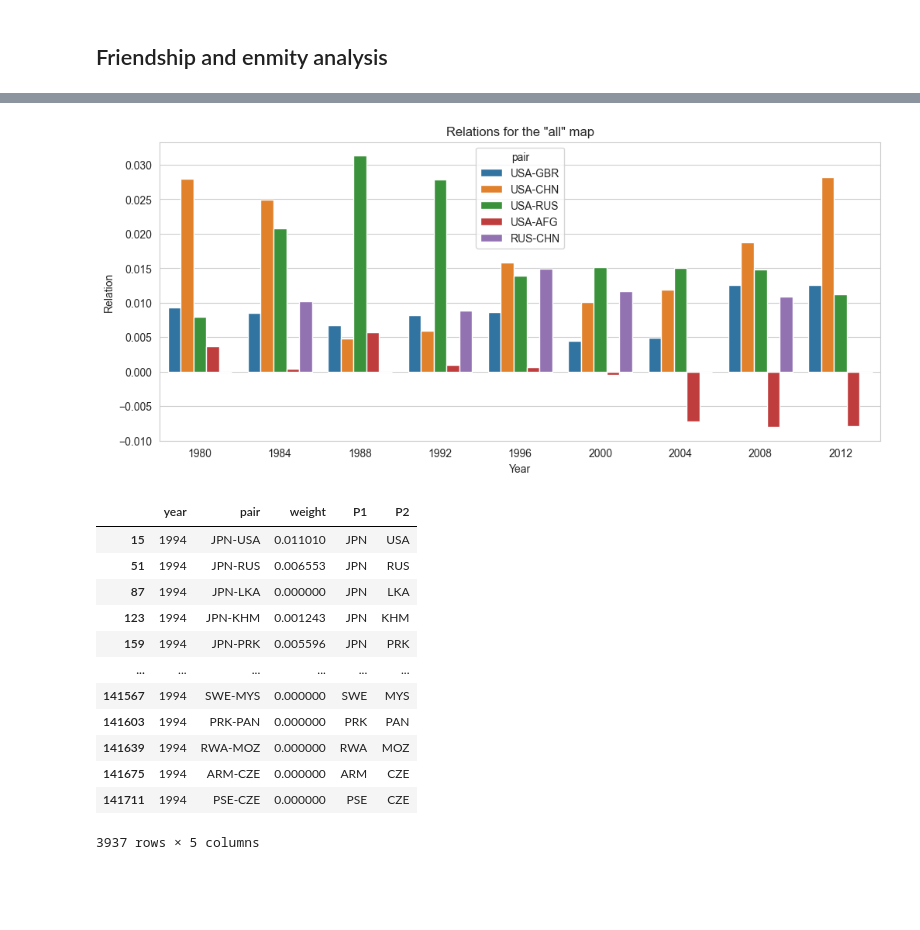
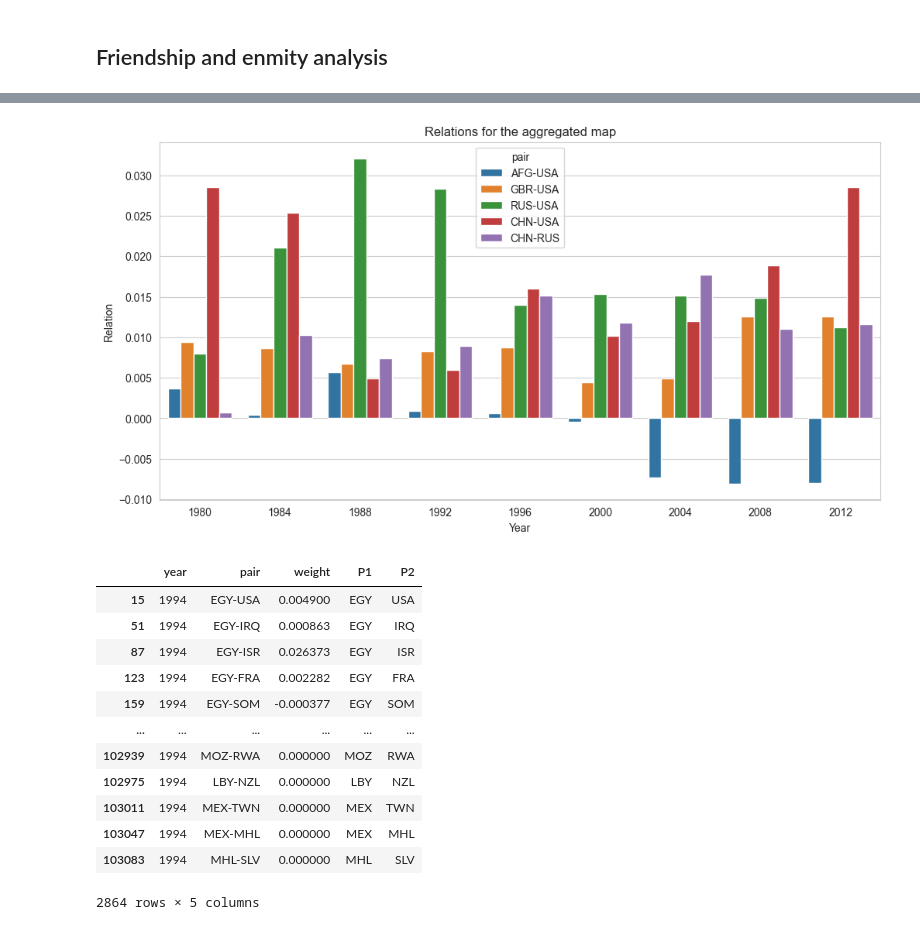
Before and after one commit to MatteoVannucchi0/Social-network-analysis-Project, a Jupyter notebook: preprocess_data.ipynb, the cells around one changed output, grey strips where cells are left out. Cells and saved outputs as stored; diff of their text form; code cells hidden in the pictures; blank space fills up the shorter version.

```diff
--- a/preprocess_data.ipynb
+++ b/preprocess_data.ipynb
@@ -226,7 +225,12 @@ pairs = {}
 for year in years:
     graph = load_graph_for(year, map_type=map_type)
     for edge in graph.edges.keys():
+        print(edge)
         source, target = edge
+
+        if source > target:
+            source, target = target, source
+
         pair_name = f'{source}-{target}'
         pairs.setdefault(pair_name, {})
         pairs[pair_name][year] = - graph.edges[edge]["weight"]  if map_type == 'only_negative' else graph.edges[edge]["weight"]
@@ -278,5 +298,5 @@ df_pair_noindex
 # %%
-selected_pairs = ['USA-AFG', 'USA-CHN', 'USA-GBR', 'USA-RUS', 'RUS-CHN']
+selected_pairs = ['AFG-USA', 'CHN-USA', 'GBR-USA', 'RUS-USA', 'CHN-RUS']
 #    , 'USA-IND', 'RUS-CHN', 'RUS-GBR', 'RUS-IND', 'CHN-GBR', 'CHN-IND', 'ISR-PSE']
 # Take the countries that we want to analyze
 top = df_pair_noindex[df_pair_noindex['pair'].isin(selected_pairs)]
@@ -285,12 +325,12 @@ top = top[top['year'] % 4 == 0]
 # %%
-plt.figure(figsize=(12, 5))
+plt.figure(figsize=(12, 6))
 sns.barplot(data=top, x='year', y='weight', hue='pair', orient='v')
 plt.ylabel('Relation')
 plt.xlabel('Year')
-plt.title(f'Relations for the "{map_type}" map')
+plt.title(f'Relations for the aggregated map')
 plt.show()
 # %% [output]
-[figure, old version]
+[figure, new version]
 # %%
 # Create source target pairs
 selected_nations = ['USA', 'RUS', 'CHN', "ISR", "PSE", "AFG", "IRN", "IRQ"]
@@ -304,18 +344,18 @@ df_pair_noindex_st = df_pair_noindex_st[df_pair_noindex_st['year'] == selected_y
 df_pair_noindex_st
 # %% [output]
 |  | year | pair | weight | P1 | P2 |
-| 15 | 1994 | JPN-USA | 0.011010 | JPN | USA |
-| 51 | 1994 | JPN-RUS | 0.006553 | JPN | RUS |
-| 87 | 1994 | JPN-LKA | 0.000000 | JPN | LKA |
-| 123 | 1994 | JPN-KHM | 0.001243 | JPN | KHM |
-| 159 | 1994 | JPN-PRK | 0.005596 | JPN | PRK |
+| 15 | 1994 | EGY-USA | 0.004900 | EGY | USA |
+| 51 | 1994 | EGY-IRQ | 0.000863 | EGY | IRQ |
+| 87 | 1994 | EGY-ISR | 0.026373 | EGY | ISR |
+| 123 | 1994 | EGY-FRA | 0.002282 | EGY | FRA |
+| 159 | 1994 | EGY-SOM | -0.000377 | EGY | SOM |
 | ... | ... | ... | ... | ... | ... |
-| 141567 | 1994 | SWE-MYS | 0.000000 | SWE | MYS |
-| 141603 | 1994 | PRK-PAN | 0.000000 | PRK | PAN |
-| 141639 | 1994 | RWA-MOZ | 0.000000 | RWA | MOZ |
-| 141675 | 1994 | ARM-CZE | 0.000000 | ARM | CZE |
-| 141711 | 1994 | PSE-CZE | 0.000000 | PSE | CZE |
+| 102939 | 1994 | MOZ-RWA | 0.000000 | MOZ | RWA |
+| 102975 | 1994 | LBY-NZL | 0.000000 | LBY | NZL |
+| 103011 | 1994 | MEX-TWN | 0.000000 | MEX | TWN |
+| 103047 | 1994 | MEX-MHL | 0.000000 | MEX | MHL |
+| 103083 | 1994 | MHL-SLV | 0.000000 | MHL | SLV |
-3937 rows × 5 columns
+2864 rows × 5 columns
 # %%
 import plotly.graph_objects as go
 # %%
```
Also changed, not shown: parts of 13 cells of this notebook, 2 other files.
